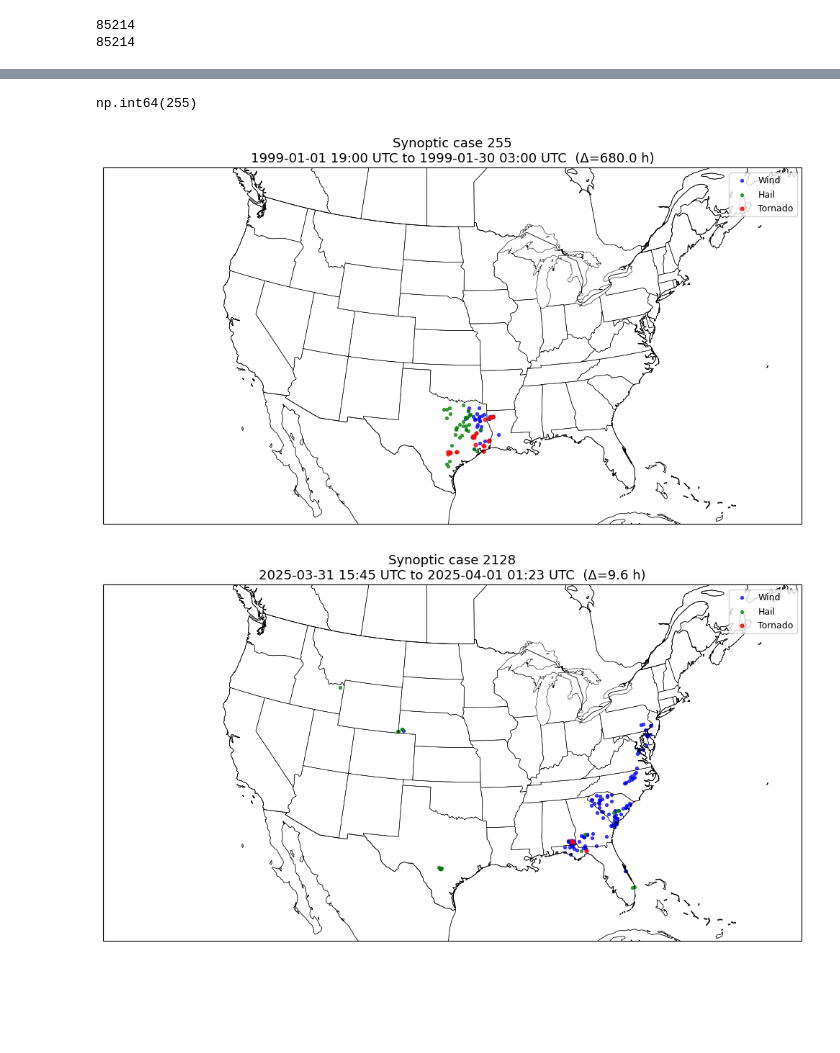
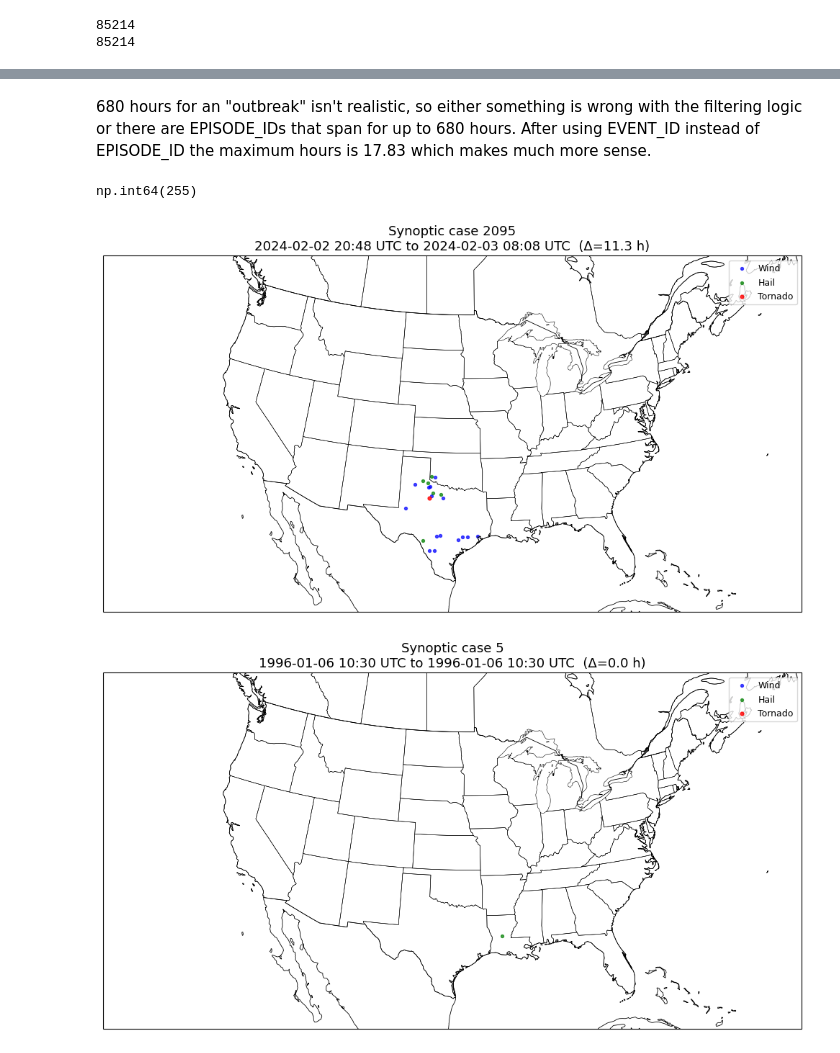
Before and after one commit to augustlepique/circs-research, a Jupyter notebook: create_synoptic_cases.ipynb, the cells around one changed output, grey strips where cells are left out. Saved outputs shown, nothing was run; the diff lists cells and outputs as text; code cells hidden in the pictures; blank space fills up the shorter version.

```diff
--- a/create_synoptic_cases.ipynb
+++ b/create_synoptic_cases.ipynb
@@ -213,7 +215,7 @@ def create_synoptic_cases(df, gap_threshold_hours=12):
     # 1. Isolate unique Episodes first
     # We group by EPISODE_ID to find the earliest start and latest start of that specific episode
     # (Using BEGIN_DT for both to keep it simple, or create END_DT if available)
-    episodes = df.groupby('EPISODE_ID', as_index=False).agg({
+    episodes = df.groupby('EVENT_ID', as_index=False).agg({
         'BEGIN_DT_UTC': 'min',
         'BEGIN_LAT': 'mean',
         'BEGIN_LON': 'mean'
@@ -238,8 +240,8 @@ def create_synoptic_cases(df, gap_threshold_hours=12):
 
     # 3. Merge back to the full dataframe
     return df.merge(
-        episodes[['EPISODE_ID', 'SYNOPTIC_CASE_ID']],
-        on='EPISODE_ID',
+        episodes[['EVENT_ID', 'SYNOPTIC_CASE_ID']],
+        on='EVENT_ID',
         how='left',
     )
 # %%
@@ -295,0 +299,2 @@ np.float64(680.0)
+# %% [markdown]
+680 hours for an "outbreak" isn't realistic, so either something is wrong with the filtering logic or there are EPISODE_IDs that span for up to 680 hours. After using EVENT_ID instead of EPISODE_ID the maximum hours is 17.83 which makes much more sense.
@@ -310,7 +317,7 @@ def events_for_case(df, case_id):
         .copy()
     )
 # %%
-def plot_case(df, case_id, title_prefix="Synoptic case"):
+def plot_case(df, case_id, title_prefix="Synoptic case", save=False):
     """Full-US cartopy map for one SYNOPTIC_CASE_ID using the main dataframe.
 
     Blue = Thunderstorm Wind, Green = Hail, Red = Tornado.
@@ -388,14 +395,17 @@ def plot_case(df, case_id, title_prefix="Synoptic case"):
 
     ax.set_title(title, fontsize=13)
     plt.tight_layout()
-    plt.show()
+    if save:
+        plt.savefig(f"case_{case_id}.png", dpi=300)
+    else:
+        plt.show()
 # %%
 # Longest-duration case
 longest_case_id = case_stats['Duration_Hrs'].idxmax()
-plot_case(subset, longest_case_id)
+plot_case(subset, case_id=2095, save=True)
 # %% [output]
-[figure, old version]
+[figure, new version]
 # %%
-plot_case(subset, case_id=2128)
+plot_case(subset, case_id=shortest_case_id)
 # %% [output]
-[figure, old version]
+[figure, new version]
```
Also changed, not shown: parts of 8 cells of this notebook, 2 other files.
